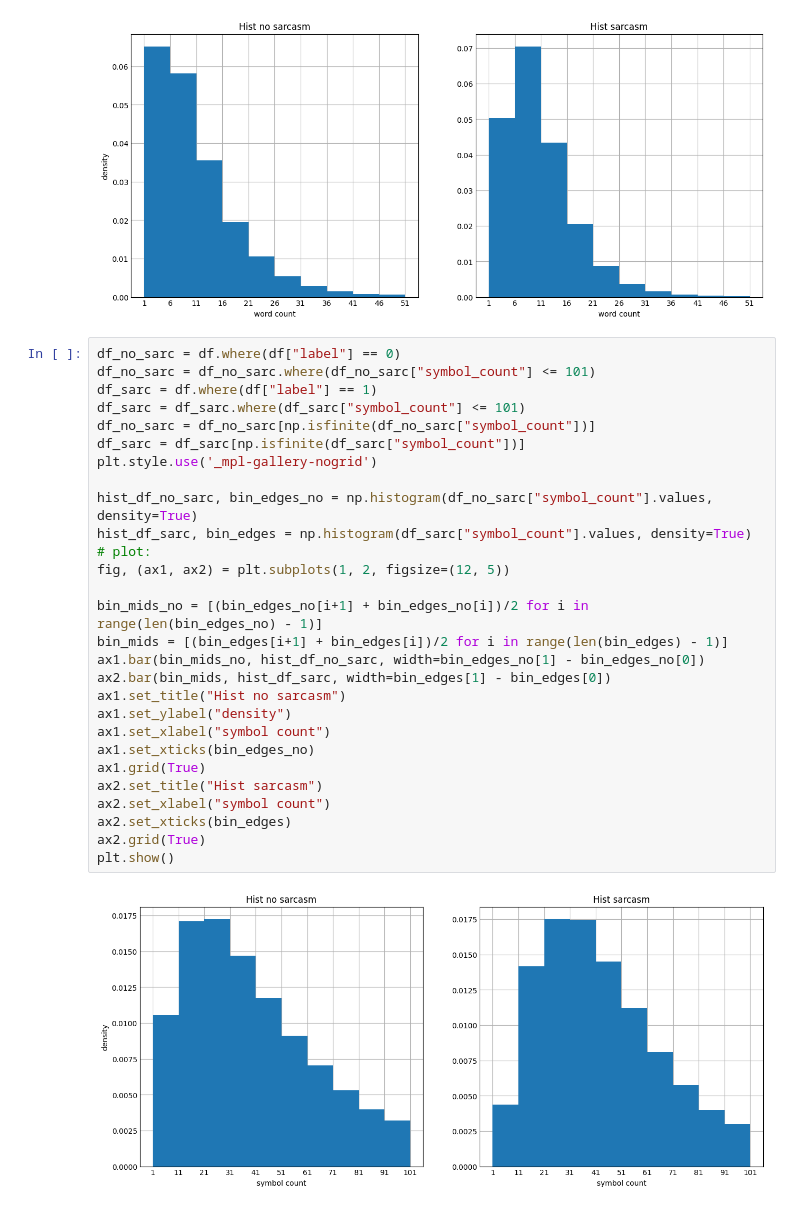
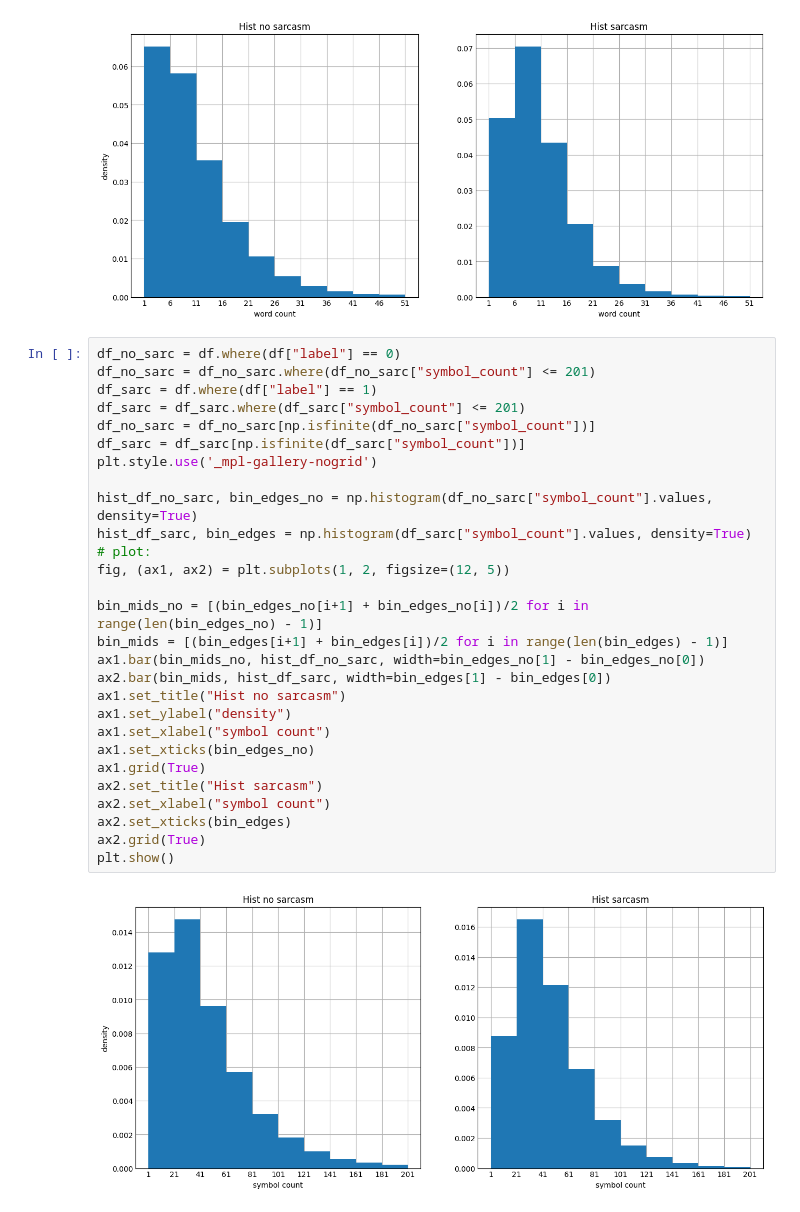
Before and after one commit to Kacper-W-Kozdon/notebook-testing-ivy, a Jupyter notebook: Sarcasm_Detection.ipynb, the cells around one changed output. Cells and saved outputs as stored; diff of their text form.

```diff
--- a/Sarcasm_Detection.ipynb
+++ b/Sarcasm_Detection.ipynb
@@ -243,31 +243,31 @@ plt.show()
 [figure]
 # %%
 df_no_sarc = df.where(df["label"] == 0)
-df_no_sarc = df_no_sarc.where(df_no_sarc["symbol_count"] <= 101)
+df_no_sarc = df_no_sarc.where(df_no_sarc["symbol_count"] <= 201)
 df_sarc = df.where(df["label"] == 1)
-df_sarc = df_sarc.where(df_sarc["symbol_count"] <= 101)
+df_sarc = df_sarc.where(df_sarc["symbol_count"] <= 201)
 df_no_sarc = df_no_sarc[np.isfinite(df_no_sarc["symbol_count"])]
 df_sarc = df_sarc[np.isfinite(df_sarc["symbol_count"])]
 plt.style.use('_mpl-gallery-nogrid')
 
 hist_df_no_sarc, bin_edges_no = np.histogram(df_no_sarc["symbol_count"].values, density=True)
 hist_df_sarc, bin_edges = np.histogram(df_sarc["symbol_count"].values, density=True)
 # plot:
 fig, (ax1, ax2) = plt.subplots(1, 2, figsize=(12, 5))
 
 bin_mids_no = [(bin_edges_no[i+1] + bin_edges_no[i])/2 for i in range(len(bin_edges_no) - 1)]
 bin_mids = [(bin_edges[i+1] + bin_edges[i])/2 for i in range(len(bin_edges) - 1)]
 ax1.bar(bin_mids_no, hist_df_no_sarc, width=bin_edges_no[1] - bin_edges_no[0])
 ax2.bar(bin_mids, hist_df_sarc, width=bin_edges[1] - bin_edges[0])
 ax1.set_title("Hist no sarcasm")
 ax1.set_ylabel("density")
 ax1.set_xlabel("symbol count")
 ax1.set_xticks(bin_edges_no)
 ax1.grid(True)
 ax2.set_title("Hist sarcasm")
 ax2.set_xlabel("symbol count")
 ax2.set_xticks(bin_edges)
 ax2.grid(True)
 plt.show()
 # %% [output]
-[figure, old version]
+[figure, new version]
```
